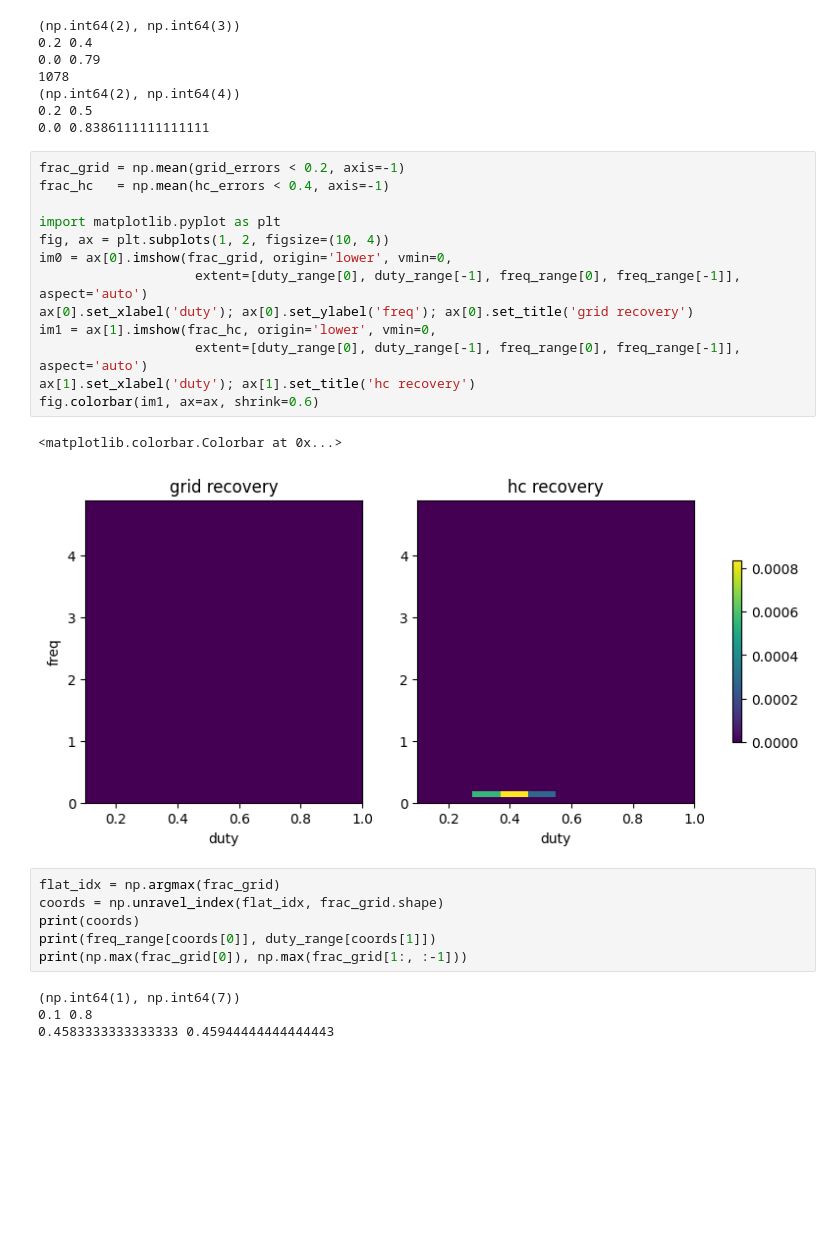
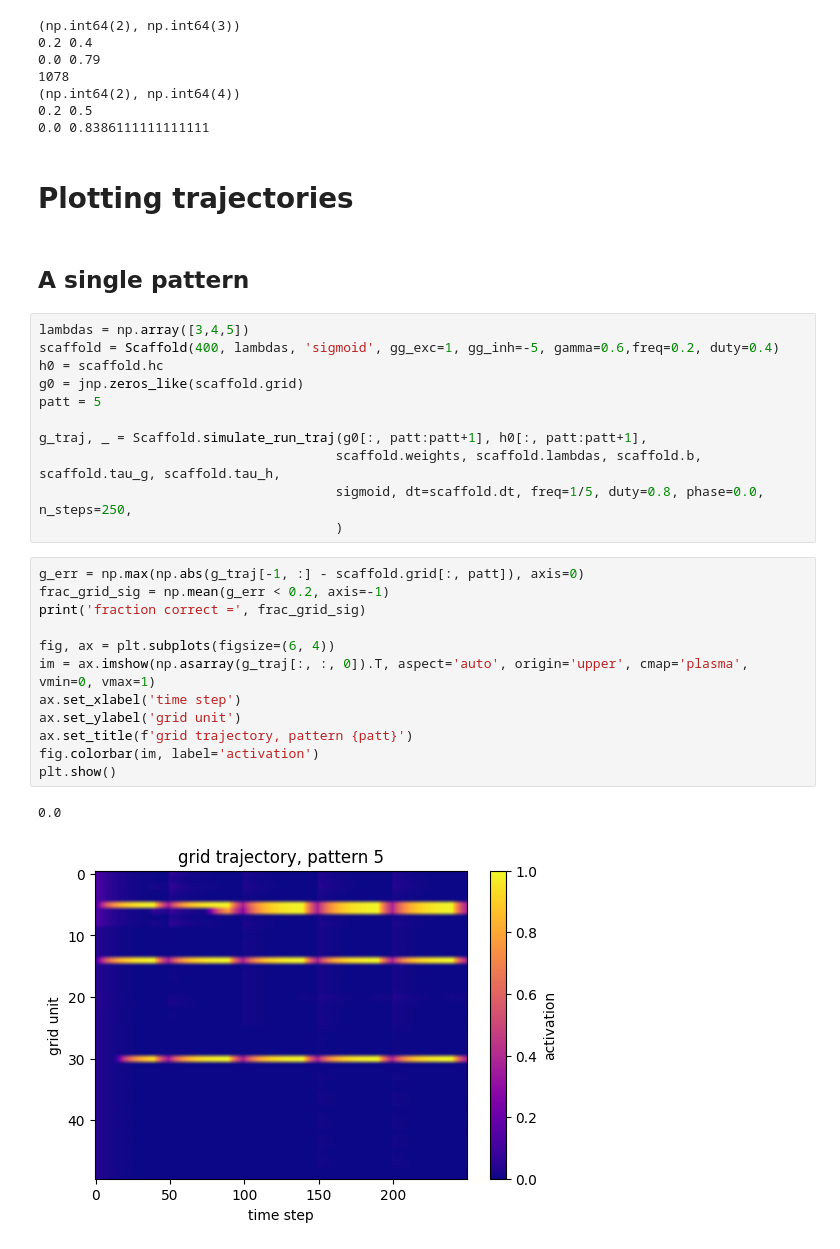
Before and after one commit to srujanakaluve/Master-s-Thesis-Projects, a Jupyter notebook: vectorHASH-cont-jax/jax_wave.ipynb, the cells around one changed output. Drawn from its saved outputs; the diff is of its cells as text; blank space fills up the shorter version.

Commit message:
can plot trajectories now

```diff
--- a/vectorHASH-cont-jax/jax_wave.ipynb
+++ b/vectorHASH-cont-jax/jax_wave.ipynb
@@ -97,29 +99,33 @@ print(np.max(frac_hc[0]), np.max(frac_hc[1:, :-1]))
 (np.int64(2), np.int64(4))
 0.2 0.5
 0.0 0.8386111111111111
-# %%
-frac_grid = np.mean(grid_errors < 0.2, axis=-1)
-frac_hc   = np.mean(hc_errors < 0.4, axis=-1)
-
-import matplotlib.pyplot as plt
-fig, ax = plt.subplots(1, 2, figsize=(10, 4))
-im0 = ax[0].imshow(frac_grid, origin='lower', vmin=0,
-                    extent=[duty_range[0], duty_range[-1], freq_range[0], freq_range[-1]], aspect='auto')
-ax[0].set_xlabel('duty'); ax[0].set_ylabel('freq'); ax[0].set_title('grid recovery')
-im1 = ax[1].imshow(frac_hc, origin='lower', vmin=0,
-                    extent=[duty_range[0], duty_range[-1], freq_range[0], freq_range[-1]], aspect='auto')
-ax[1].set_xlabel('duty'); ax[1].set_title('hc recovery')
-fig.colorbar(im1, ax=ax, shrink=0.6)
-# %% [output]
-<matplotlib.colorbar.Colorbar at 0x...>
-[figure, removed]
-# %%
-flat_idx = np.argmax(frac_grid)
-coords = np.unravel_index(flat_idx, frac_grid.shape)
-print(coords)
-print(freq_range[coords[0]], duty_range[coords[1]])
-print(np.max(frac_grid[0]), np.max(frac_grid[1:, :-1]))
-# %% [output]
-(np.int64(1), np.int64(7))
-0.1 0.8
-0.4583333333333333 0.45944444444444443
+# %% [markdown]
+# Plotting trajectories
+# %% [markdown]
+## A single pattern
+# %%
+lambdas = np.array([3,4,5])
+scaffold = Scaffold(400, lambdas, 'sigmoid', gg_exc=1, gg_inh=-5, gamma=0.6,freq=0.2, duty=0.4)
+h0 = scaffold.hc
+g0 = jnp.zeros_like(scaffold.grid)
+patt = 5
+
+g_traj, _ = Scaffold.simulate_run_traj(g0[:, patt:patt+1], h0[:, patt:patt+1],
+                                      scaffold.weights, scaffold.lambdas, scaffold.b, scaffold.tau_g, scaffold.tau_h,
+                                      sigmoid, dt=scaffold.dt, freq=1/5, duty=0.8, phase=0.0, n_steps=250,
+                                      )
+# %%
+g_err = np.max(np.abs(g_traj[-1, :] - scaffold.grid[:, patt]), axis=0)
+frac_grid_sig = np.mean(g_err < 0.2, axis=-1)
+print('fraction correct =', frac_grid_sig)
+
+fig, ax = plt.subplots(figsize=(6, 4))
+im = ax.imshow(np.asarray(g_traj[:, :, 0]).T, aspect='auto', origin='upper', cmap='plasma', vmin=0, vmax=1)
+ax.set_xlabel('time step')
+ax.set_ylabel('grid unit')
+ax.set_title(f'grid trajectory, pattern {patt}')
+fig.colorbar(im, label='activation')
+plt.show()
+# %% [output]
+0.0
+[figure, added]
```
Also changed, not shown: parts of 9 cells of this notebook, 4 other files.
